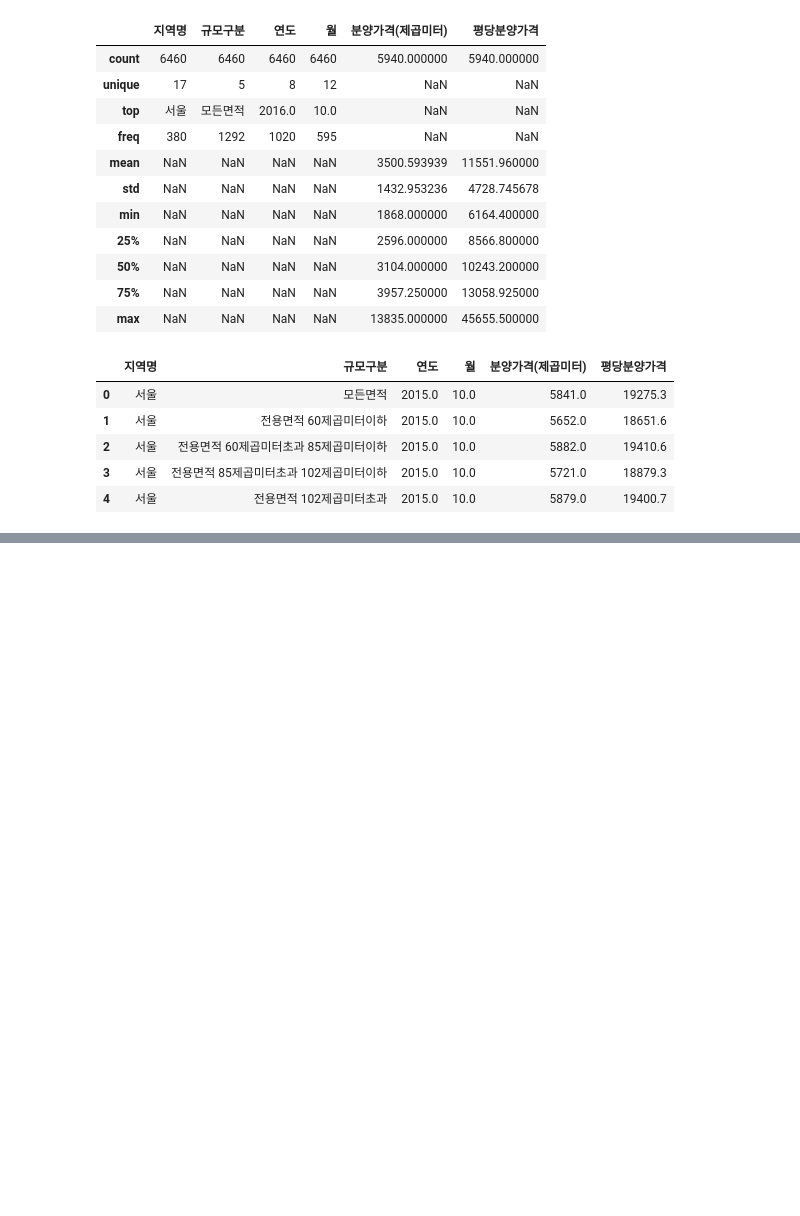
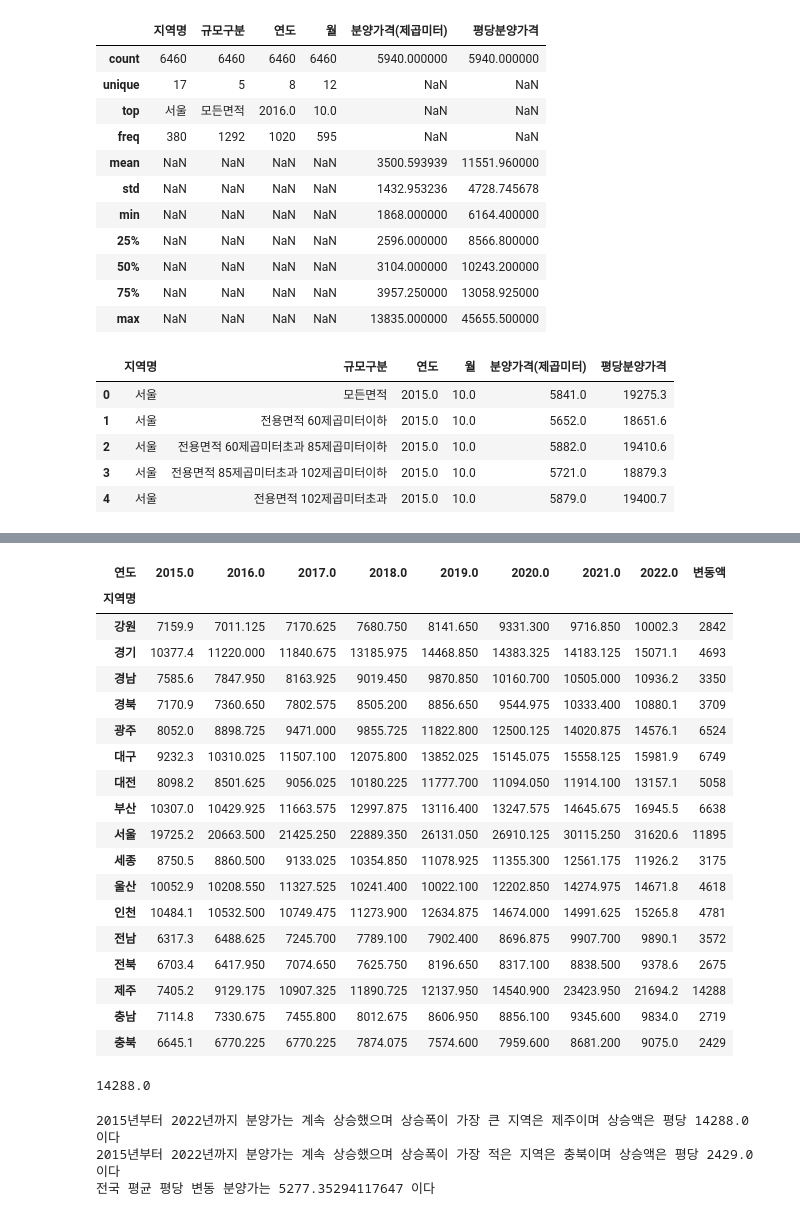
Before and after one commit to leekyuyoung20230313/pythone, a Jupyter notebook: 전처리/아파트분양가분석.ipynb, the cells around one changed output, grey strips where cells are left out. Cells and saved outputs as stored; diff of their text form; code cells hidden in the pictures; blank space fills up the shorter version.

```diff
--- a/전처리/아파트분양가분석.ipynb
+++ b/전처리/아파트분양가분석.ipynb
@@ -57,3 +80,12 @@ df.head()
 | 2 | 서울 | 전용면적 60제곱미터초과 85제곱미터이하 | 2015.0 | 10.0 | 5882.0 | 19410.6 |
 | 3 | 서울 | 전용면적 85제곱미터초과 102제곱미터이하 | 2015.0 | 10.0 | 5721.0 | 18879.3 |
 | 4 | 서울 | 전용면적 102제곱미터초과 | 2015.0 | 10.0 | 5879.0 | 19400.7 |
+# %%
+grouped = df.groupby(['지역명','규모구분','연도']).transform('mean')
+grouped['분양가격(제곱미터)']
+df['분양가격(제곱미터)'].fillna(grouped['분양가격(제곱미터)'],inplace=True)
+df['평당분양가격'].fillna(grouped['평당분양가격'],inplace=True)
+# %%
+df.dropna(inplace=True)
+# %%
+df.reset_index(drop=True,inplace=True)
@@ -59,0 +103,26 @@ df.head()
+# %%
+# 규모구분이 전체인 데이터만 조회
+df_year =  df[df['규모구분'] == '모든면적']
+df_region_year = df_year.pivot_table('평당분양가격','지역명','연도')
+df_region_year['변동액'] = (df_region_year['2022.0'] - df_region_year['2015.0']).astype(int)
+df_region_year
+# %% [output]
+| 연도 | 2015.0 | 2016.0 | 2017.0 | 2018.0 | 2019.0 | 2020.0 | 2021.0 | 2022.0 | 변동액 |
+| 지역명 |  |  |  |  |  |  |  |  |  |
+| 강원 | 7159.9 | 7011.125 | 7170.625 | 7680.750 | 8141.650 | 9331.300 | 9716.850 | 10002.3 | 2842 |
+| 경기 | 10377.4 | 11220.000 | 11840.675 | 13185.975 | 14468.850 | 14383.325 | 14183.125 | 15071.1 | 4693 |
+| 경남 | 7585.6 | 7847.950 | 8163.925 | 9019.450 | 9870.850 | 10160.700 | 10505.000 | 10936.2 | 3350 |
+| 경북 | 7170.9 | 7360.650 | 7802.575 | 8505.200 | 8856.650 | 9544.975 | 10333.400 | 10880.1 | 3709 |
+| 광주 | 8052.0 | 8898.725 | 9471.000 | 9855.725 | 11822.800 | 12500.125 | 14020.875 | 14576.1 | 6524 |
+| 대구 | 9232.3 | 10310.025 | 11507.100 | 12075.800 | 13852.025 | 15145.075 | 15558.125 | 15981.9 | 6749 |
+| 대전 | 8098.2 | 8501.625 | 9056.025 | 10180.225 | 11777.700 | 11094.050 | 11914.100 | 13157.1 | 5058 |
+| 부산 | 10307.0 | 10429.925 | 11663.575 | 12997.875 | 13116.400 | 13247.575 | 14645.675 | 16945.5 | 6638 |
+| 서울 | 19725.2 | 20663.500 | 21425.250 | 22889.350 | 26131.050 | 26910.125 | 30115.250 | 31620.6 | 11895 |
+| 세종 | 8750.5 | 8860.500 | 9133.025 | 10354.850 | 11078.925 | 11355.300 | 12561.175 | 11926.2 | 3175 |
+| 울산 | 10052.9 | 10208.550 | 11327.525 | 10241.400 | 10022.100 | 12202.850 | 14274.975 | 14671.8 | 4618 |
+| 인천 | 10484.1 | 10532.500 | 10749.475 | 11273.900 | 12634.875 | 14674.000 | 14991.625 | 15265.8 | 4781 |
+| 전남 | 6317.3 | 6488.625 | 7245.700 | 7789.100 | 7902.400 | 8696.875 | 9907.700 | 9890.1 | 3572 |
+| 전북 | 6703.4 | 6417.950 | 7074.650 | 7625.750 | 8196.650 | 8317.100 | 8838.500 | 9378.6 | 2675 |
+| 제주 | 7405.2 | 9129.175 | 10907.325 | 11890.725 | 12137.950 | 14540.900 | 23423.950 | 21694.2 | 14288 |
+| 충남 | 7114.8 | 7330.675 | 7455.800 | 8012.675 | 8606.950 | 8856.100 | 9345.600 | 9834.0 | 2719 |
+| 충북 | 6645.1 | 6770.225 | 6770.225 | 7874.075 | 7574.600 | 7959.600 | 8681.200 | 9075.0 | 2429 |
@@ -59,0 +134,17 @@ df.head()
+# %%
+df_region_year.iloc[region_year_max].변동액
+# %% [output]
+14288.0
+# %%
+name = df_region_year.iloc[region_year_max].name
+price = df_region_year.iloc[region_year_max].변동액
+print(f"2015년부터 2022년까지 분양가는 계속 상승했으며 상승폭이 가장 큰 지역은 { name }이며 상승액은 평당 {price } 이다")
+
+name = df_region_year.iloc[region_year_min].name
+price = df_region_year.iloc[region_year_min].변동액
+print(f"2015년부터 2022년까지 분양가는 계속 상승했으며 상승폭이 가장 적은 지역은 {name }이며 상승액은 평당 {price } 이다")
+print(f"전국 평균 평당 변동 분양가는 {region_year_mean} 이다")
+# %% [output]
+2015년부터 2022년까지 분양가는 계속 상승했으며 상승폭이 가장 큰 지역은 제주이며 상승액은 평당 14288.0 이다
+2015년부터 2022년까지 분양가는 계속 상승했으며 상승폭이 가장 적은 지역은 충북이며 상승액은 평당 2429.0 이다
+전국 평균 평당 변동 분양가는 5277.35294117647 이다
```
Also changed, not shown: parts of 5 cells of this notebook.
